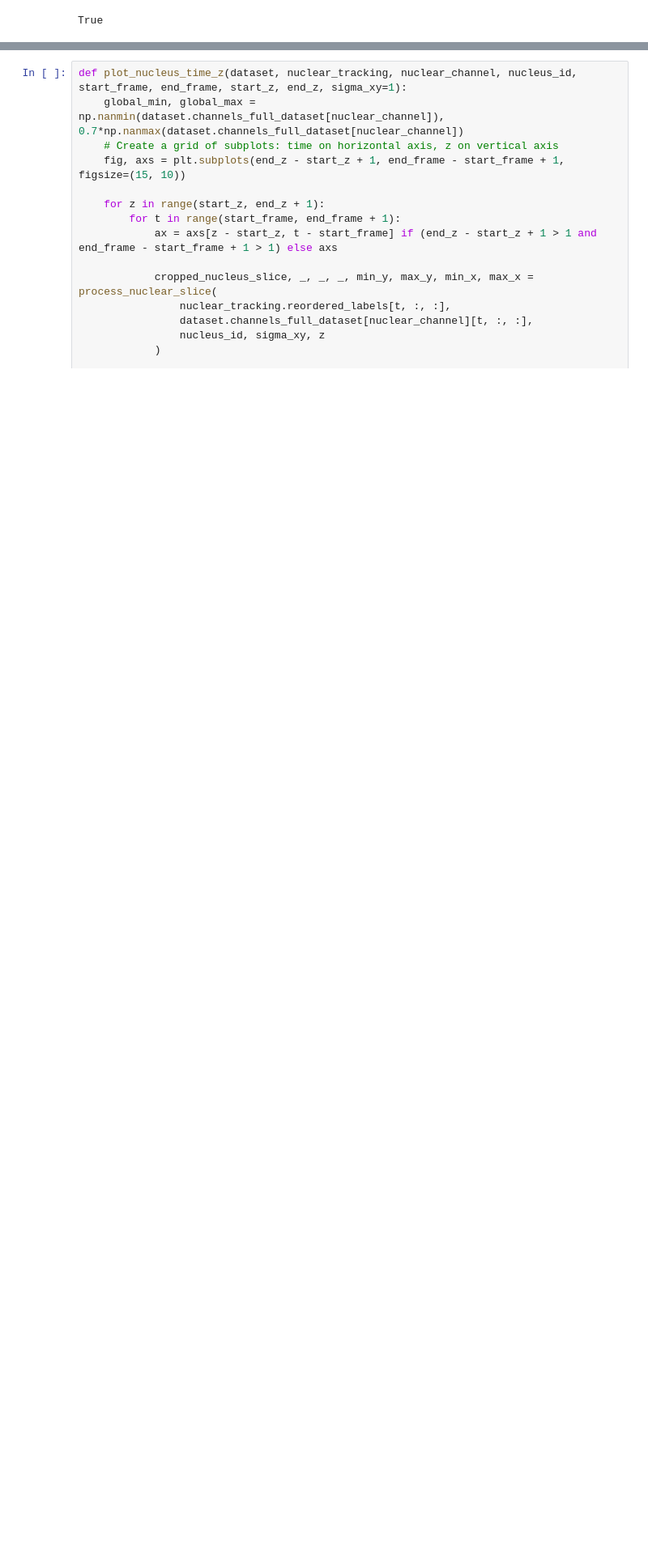
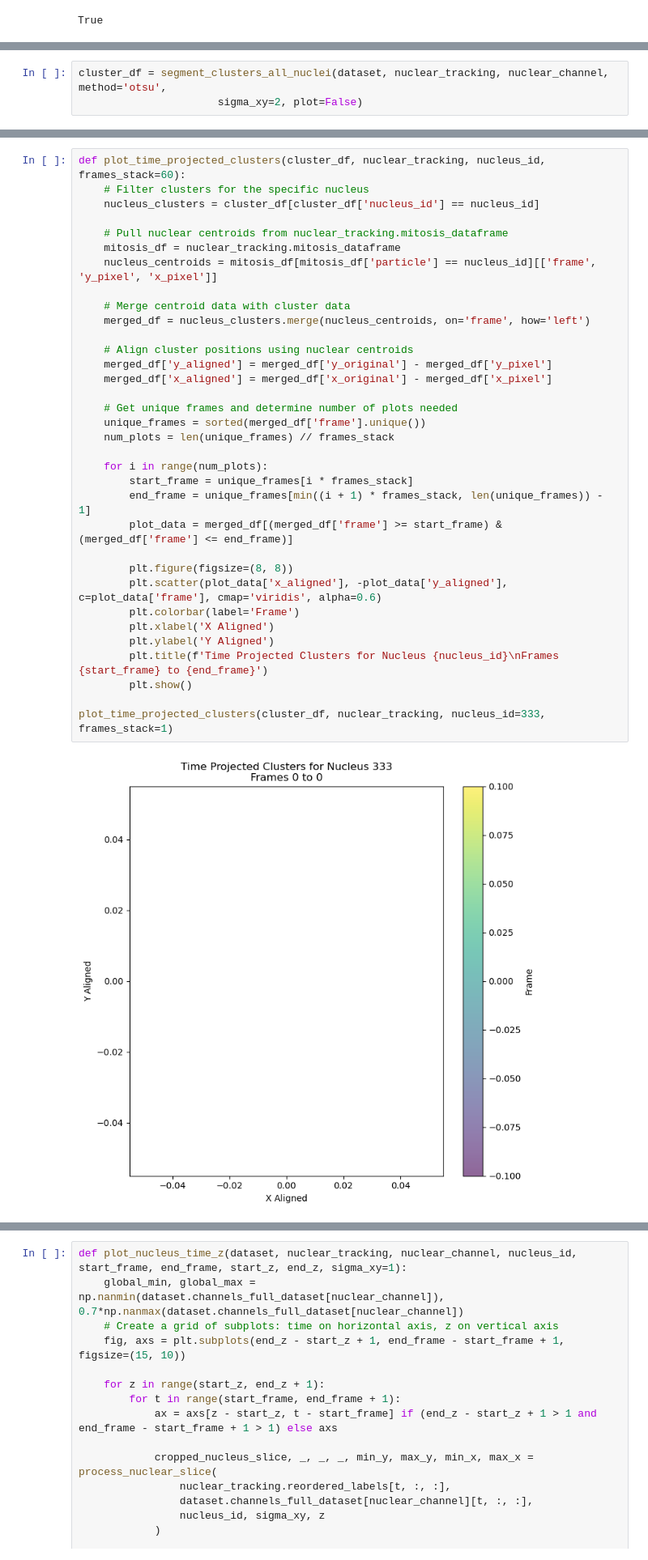
Before and after one commit to GarciaLab/transcription_pipeline, a Jupyter notebook: localEnrichment/cluster_detection.ipynb, the cells around one changed output, grey strips where cells are left out. Shown at 81% size. Saved outputs shown, nothing was run; the diff lists cells and outputs as text; blank space fills up the shorter version.

```diff
--- a/localEnrichment/cluster_detection.ipynb
+++ b/localEnrichment/cluster_detection.ipynb
@@ -600,0 +971,3 @@ plt.show()
+# %%
+cluster_df = segment_clusters_all_nuclei(dataset, nuclear_tracking, nuclear_channel, method='otsu',
+                      sigma_xy=2, plot=False)
@@ -600,0 +1001,36 @@ plt.show()
+# %%
+def plot_time_projected_clusters(cluster_df, nuclear_tracking, nucleus_id, frames_stack=60):
+    # Filter clusters for the specific nucleus
+    nucleus_clusters = cluster_df[cluster_df['nucleus_id'] == nucleus_id]
+
+    # Pull nuclear centroids from nuclear_tracking.mitosis_dataframe
+    mitosis_df = nuclear_tracking.mitosis_dataframe
+    nucleus_centroids = mitosis_df[mitosis_df['particle'] == nucleus_id][['frame', 'y_pixel', 'x_pixel']]
+
+    # Merge centroid data with cluster data
+    merged_df = nucleus_clusters.merge(nucleus_centroids, on='frame', how='left')
+
+    # Align cluster positions using nuclear centroids
+    merged_df['y_aligned'] = merged_df['y_original'] - merged_df['y_pixel']
+    merged_df['x_aligned'] = merged_df['x_original'] - merged_df['x_pixel']
+
+    # Get unique frames and determine number of plots needed
+    unique_frames = sorted(merged_df['frame'].unique())
+    num_plots = len(unique_frames) // frames_stack
+
+    for i in range(num_plots):
+        start_frame = unique_frames[i * frames_stack]
+        end_frame = unique_frames[min((i + 1) * frames_stack, len(unique_frames)) - 1]
+        plot_data = merged_df[(merged_df['frame'] >= start_frame) & (merged_df['frame'] <= end_frame)]
+
+        plt.figure(figsize=(8, 8))
+        plt.scatter(plot_data['x_aligned'], -plot_data['y_aligned'], c=plot_data['frame'], cmap='viridis', alpha=0.6)
+        plt.colorbar(label='Frame')
+        plt.xlabel('X Aligned')
+        plt.ylabel('Y Aligned')
+        plt.title(f'Time Projected Clusters for Nucleus {nucleus_id}\nFrames {start_frame} to {end_frame}')
+        plt.show()
+
+plot_time_projected_clusters(cluster_df, nuclear_tracking, nucleus_id=333, frames_stack=1)
+# %% [output]
+[figure, added]
```
Also changed, not shown: parts of 24 cells of this notebook, 15 other files.
